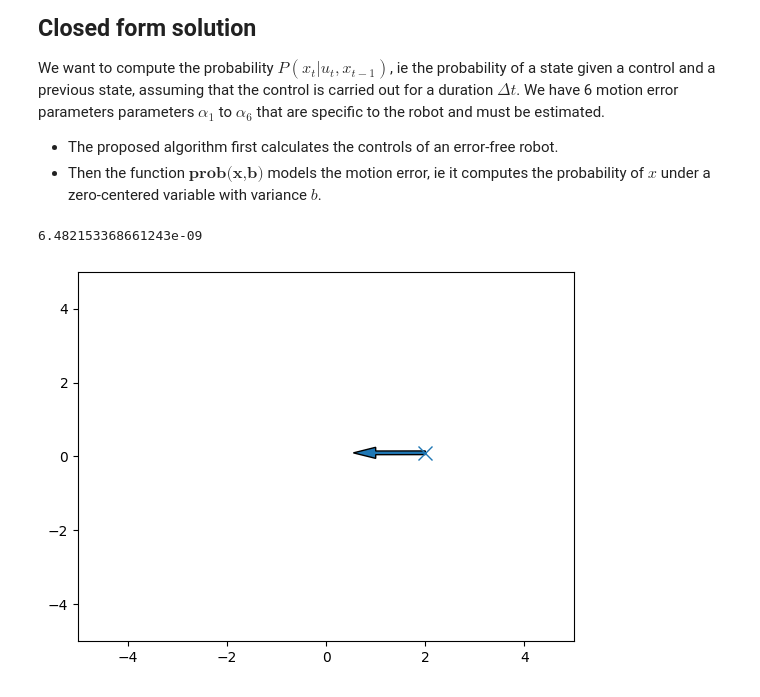
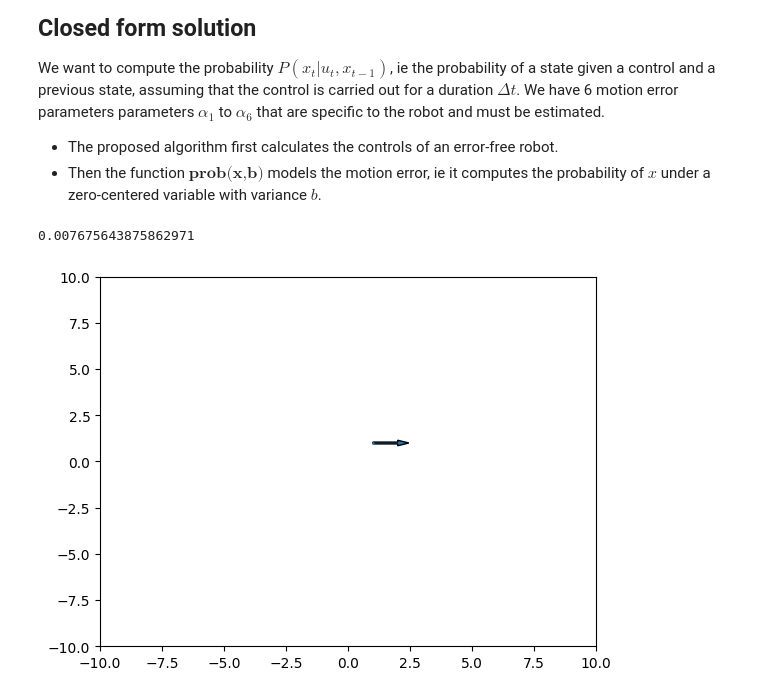
Before and after one commit to Smoltbob/ComputerVision, a Jupyter notebook: MotionModels/main.ipynb, the cells around one changed output. Saved outputs shown, nothing was run; the diff lists cells and outputs as text; code cells hidden in the pictures.

```diff
--- a/MotionModels/main.ipynb
+++ b/MotionModels/main.ipynb
@@ -56,8 +56,7 @@ class Robot:
     def __init__(self, state: State, motion: Motion):
         # State and control of the robot at the
         # current moment t
-        self.state = state
-        self.state_history = []
+        self.states = [state]
         self.motion = motion
         # Motion error parameters
         self.alpha1 = 1
@@ -68,19 +67,21 @@ class Robot:
         self.alpha6 = 1
 
     def push_new_state(self, new_state):
-        self.state_history.append(self.state)
-        self.state = new_state
+        self.states.append(new_state)
+
+    def get_curr_state(self):
+        return self.states[-1]
 
     def get_prev_state(self):
-        return self.state_history[-1]
+        return self.states[-2]
 
     def apply_control(self, ut):
         self.motion = ut
 
     def plot(self, ax):
-        x = self.state.x
-        y = self.state.y
-        theta = self.state.theta
+        x = self.get_curr_state().x
+        y = self.get_curr_state().y
+        theta = self.get_curr_state().theta
 
         dx = 1
         dy = 0
@@ -88,4 +89,4 @@ class Robot:
         dx = dx * cos(theta) - dy * sin(theta)
         dy = dx * sin(theta) + dy * cos(theta)
         plt.arrow(x, y, dx, dy, width = 0.1)
-        plt.plot(x, y, marker = "x", markersize = )
+        plt.plot(x, y, marker = "x", markersize = 1)
@@ -187,23 +186,23 @@ the probability of them
 prev_state = State(x = 0, y = 0, theta = 0)
 motion_control = Motion(v = 1, w = 0)
 myRobot = Robot(state = prev_state, motion = motion_control)
-new_state = State(x = 2, y = 0.1, theta = 3.14)
+new_state = State(x = 1, y = -0.1, theta = 0.2)
 myRobot.push_new_state(new_state)
 
 velocityModel = VelocityMotionModel()
 velocityModel.motion_model_velocity(myRobot)
 # %% [output]
-6.482153368661243e-09
+0.007675643875862971
 # %%
 # Display the result for different states.
 import matplotlib.pyplot as plt
 
-study_square_area = 5
+study_square_area = 10
 ax = plt.subplot()
 plt.xlim(-study_square_area, study_square_area)
 plt.ylim(-study_square_area, study_square_area)
 myRobot.plot(ax)
 # %% [output]
-[figure, old version]
+[figure, new version]
 # %%
 from collections import namedtuple
```
Also changed, not shown: parts of 5 cells of this notebook.
